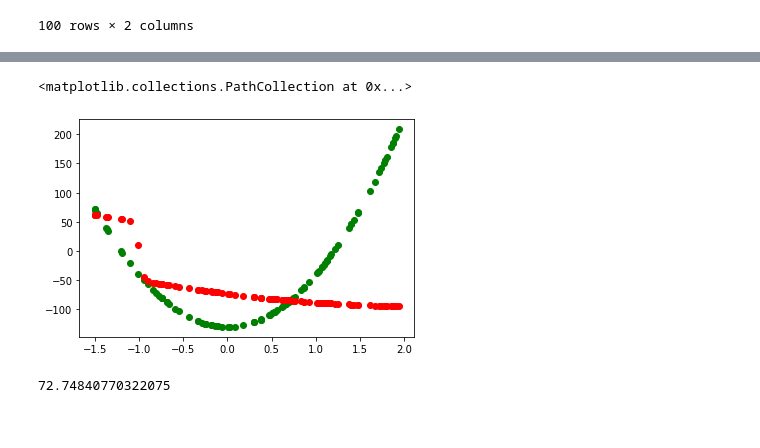
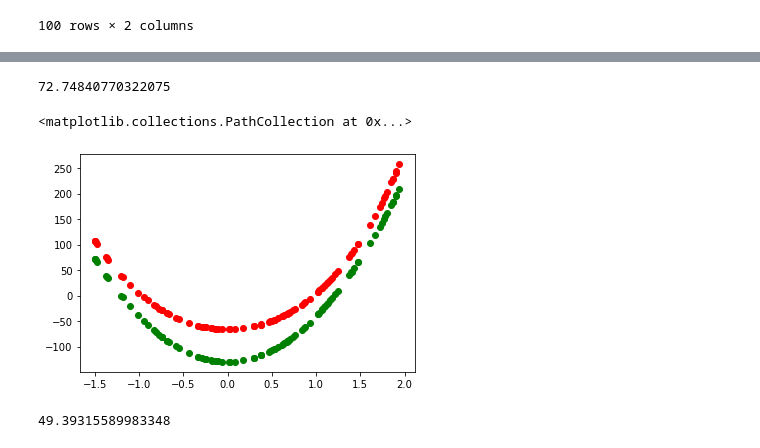
Before and after one commit to niladrem/mioad, a Jupyter notebook: lab01.ipynb, the cells around one changed output, grey strips where cells are left out. Cells and saved outputs as stored; diff of their text form; code cells hidden in the pictures.

```diff
--- a/lab01.ipynb
+++ b/lab01.ipynb
@@ -80,6 +98,9 @@ class Layer(ABC):
 
     def evaluate(self, input: list) -> list:
         return [neuron.evaluate(input) for neuron in self.neurons]
+
+    def __repr__(self) -> str:
+        return "Layer(" + str(self.neurons) + ")"
 
 
 class LinearLayer(Layer):
@@ -100,3 +121,4 @@ assert layer1.evaluate([5]) == [11, 17]
 
 layer2 = LinearLayer(2, [[1,2], [2, 3]])
 assert layer2.evaluate([5]) == [11, 17]
+print(layer2)
@@ -104,6 +128,9 @@ assert layer2.evaluate([5]) == [11, 17]
 class Network:
     def __init__(self) -> None:
         self.layers = []
+
+    def __repr__(self) -> str:
+        return "Network(" + str(self.layers) + ")"
 
     def __init__(self, layer_types: list, weights: list) -> None:
         assert len(layer_types) == len(weights), "Invalid matrix dimension"
@@ -124,9 +151,19 @@ class Network:
         for layer in self.layers:
             out = []
             for val in input:
-                out.append(layer.evaluate(val))
+                tmp = layer.evaluate(val)
+                out.append(tmp)
             input = out
         return input
+
+# tests
+network = Network(["linear"], [[[1,2,3]]])
+assert network.forward([[2,3]]) == [[14]]
+
+network2 = Network(["linear"], [
+        [[1,2], [2, 3]]
+])
+assert network2.forward([[5]]) == [[11, 17]]
 # %%
 train_df = pd.read_csv('./mio1/regression/square-simple-training.csv', index_col=0)
 test_df = pd.read_csv('./mio1/regression/square-simple-test.csv', index_col=0)
@@ -158,26 +195,30 @@ sns.scatterplot(x='x', y='y', hue='split', data=df)
 train_df = df.query('split == "train"')
 x = train_df['x'].values
 x = np.expand_dims(x, 1)
-# %%
-mlp = Network(["sigmoid", "linear"], [
-    [
-        [1, -5],
-        [1, 1],
-        [1, 1],
-        [1, 3],
-        [-50, 2]
-    ],
-    [
-        [0,-100,0,0,0,100]
-    ]])
-y_pred = mlp.forward(x)
-y_pred = np.squeeze(y_pred)
-plt.scatter(train_df['x'], train_df['y'], color='green')
-plt.scatter(train_df['x'], y_pred, color='red')
-# %% [output]
-<matplotlib.collections.PathCollection at 0x...>
-[figure, removed]
 # %%
 metrics.mean_absolute_error(train_df['y'], y_pred)
 # %% [output]
 72.74840770322075
+# %%
+mlp = Network(["sigmoid", "linear"], [
+    [
+        [5, 1],
+        [1, 1],
+        [1, 1],
+        [1, 1],
+        [-5, 1]
+    ],
+    [
+        [9800,-10000,0,0,0,10000]
+    ]])
+y_pred = mlp.forward(x)
+y_pred = np.squeeze(y_pred)
+plt.scatter(train_df['x'], train_df['y'], color='green')
+plt.scatter(train_df['x'], y_pred, color='red')
+# %% [output]
+<matplotlib.collections.PathCollection at 0x...>
+[figure, added]
+# %%
+metrics.mean_absolute_error(train_df['y'], y_pred)
+# %% [output]
+49.39315589983348
```
Also changed, not shown: parts of 3 cells of this notebook.
